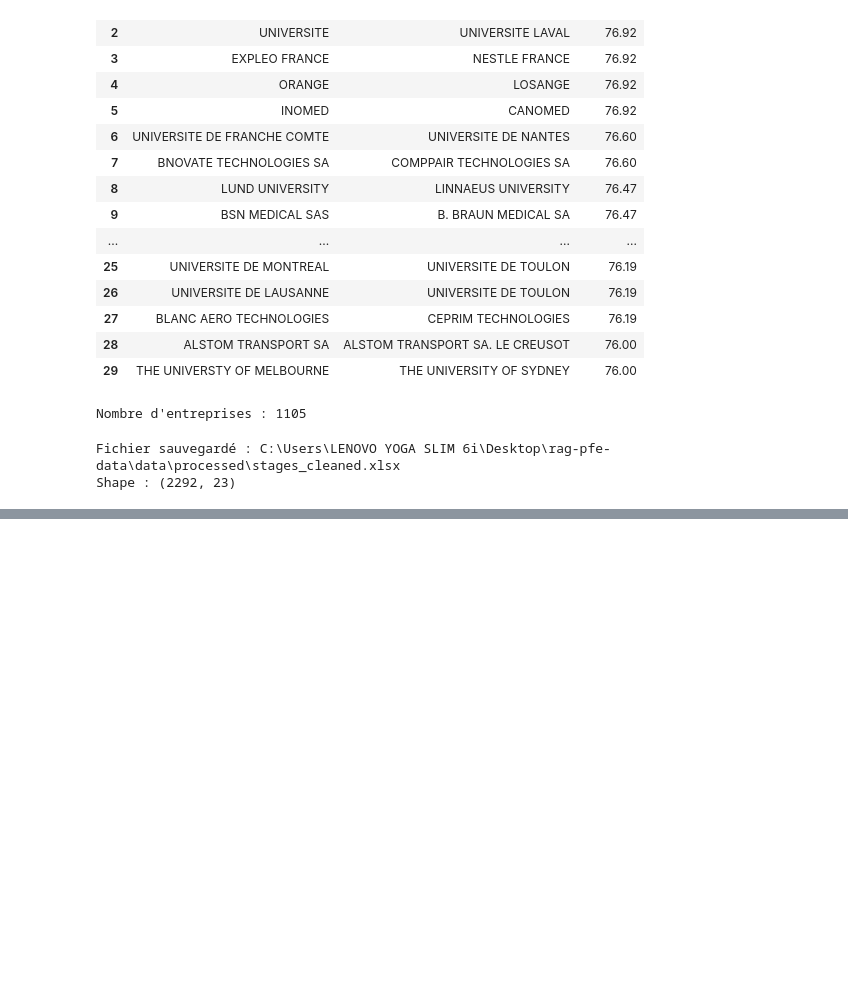
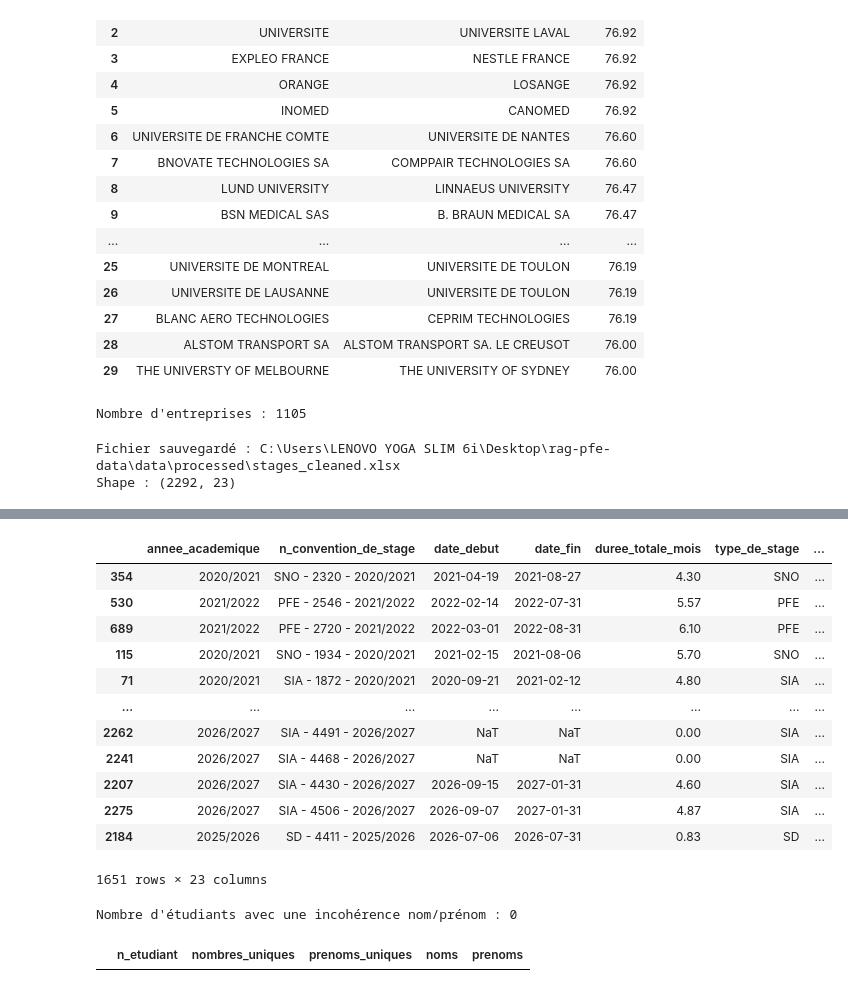
Before and after one commit to kraymis/rag-pfe-data, a Jupyter notebook: notebooks/02_data_cleaning.ipynb, the cells around one changed output, grey strips where cells are left out. Drawn from its saved outputs; the diff is of its cells as text; code cells hidden in the pictures; blank space fills up the shorter version.

```diff
--- a/notebooks/02_data_cleaning.ipynb
+++ b/notebooks/02_data_cleaning.ipynb
@@ -1909,0 +1946,20 @@ display(df.head())
+# %%
+# Nombre d'étudiants uniques
+print("Nombre d'étudiants uniques :", df["n_etudiant"].nunique())
+
+# Nombre de lignes avec un numéro étudiant
+print("Nombre de lignes avec n_etudiant :", df["n_etudiant"].notna().sum())
+
+# Étudiants apparaissant plusieurs fois
+student_counts = (
+    df["n_etudiant"]
+    .value_counts()
+    .rename_axis("n_etudiant")
+    .reset_index(name="nombre_de_stages")
+)
+
+display(
+    student_counts[
+        student_counts["nombre_de_stages"] > 1
+    ]
+)
@@ -1909,0 +1982,52 @@ display(df.head())
+# %%
+duplicate_students = student_counts.loc[
+    student_counts["nombre_de_stages"] > 1,
+    "n_etudiant"
+]
+
+display(
+    df[df["n_etudiant"].isin(duplicate_students)]
+    .sort_values("n_etudiant")
+)
+# %% [output]
+|  | annee_academique | n_convention_de_stage | date_debut | date_fin | duree_totale_mois | type_de_stage | ... |
+| 354 | 2020/2021 | SNO - 2320 - 2020/2021 | 2021-04-19 | 2021-08-27 | 4.30 | SNO | ... |
+| 530 | 2021/2022 | PFE - 2546 - 2021/2022 | 2022-02-14 | 2022-07-31 | 5.57 | PFE | ... |
+| 689 | 2021/2022 | PFE - 2720 - 2021/2022 | 2022-03-01 | 2022-08-31 | 6.10 | PFE | ... |
+| 115 | 2020/2021 | SNO - 1934 - 2020/2021 | 2021-02-15 | 2021-08-06 | 5.70 | SNO | ... |
+| 71 | 2020/2021 | SIA - 1872 - 2020/2021 | 2020-09-21 | 2021-02-12 | 4.80 | SIA | ... |
+| ... | ... | ... | ... | ... | ... | ... | ... |
+| 2262 | 2026/2027 | SIA - 4491 - 2026/2027 | NaT | NaT | 0.00 | SIA | ... |
+| 2241 | 2026/2027 | SIA - 4468 - 2026/2027 | NaT | NaT | 0.00 | SIA | ... |
+| 2207 | 2026/2027 | SIA - 4430 - 2026/2027 | 2026-09-15 | 2027-01-31 | 4.60 | SIA | ... |
+| 2275 | 2026/2027 | SIA - 4506 - 2026/2027 | 2026-09-07 | 2027-01-31 | 4.87 | SIA | ... |
+| 2184 | 2025/2026 | SD - 4411 - 2025/2026 | 2026-07-06 | 2026-07-31 | 0.83 | SD | ... |
+1651 rows × 23 columns
+# %%
+student_name_check = (
+    df.dropna(subset=["n_etudiant"])
+      .groupby("n_etudiant")
+      .agg(
+          nombres_uniques=("nom_de_l_eleve", "nunique"),
+          prenoms_uniques=("prenom_de_l_eleve", "nunique"),
+          noms=("nom_de_l_eleve", lambda x: list(x.dropna().unique())),
+          prenoms=("prenom_de_l_eleve", lambda x: list(x.dropna().unique()))
+      )
+      .reset_index()
+)
+
+# Garder uniquement les étudiants avec une incohérence
+inconsistent_students = student_name_check[
+    (student_name_check["nombres_uniques"] > 1) |
+    (student_name_check["prenoms_uniques"] > 1)
+]
+
+print(
+    f"Nombre d'étudiants avec une incohérence nom/prénom : "
+    f"{len(inconsistent_students)}"
+)
+
+display(inconsistent_students)
+# %% [output]
+Nombre d'étudiants avec une incohérence nom/prénom : 0
+|  | n_etudiant | nombres_uniques | prenoms_uniques | noms | prenoms |
```
Also changed, not shown: parts of 21 cells of this notebook, 3 other files.
